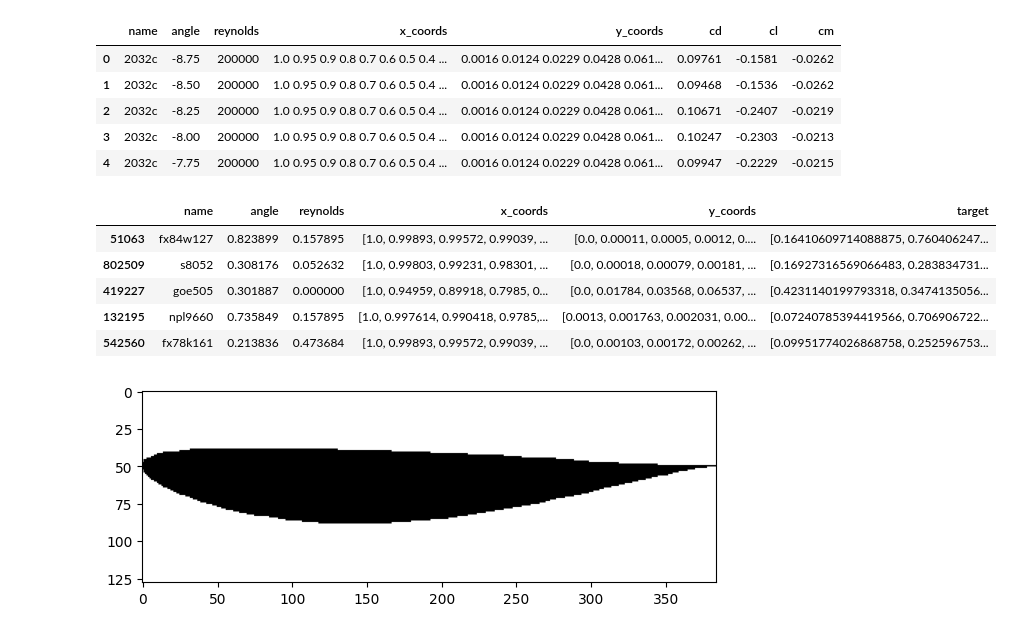
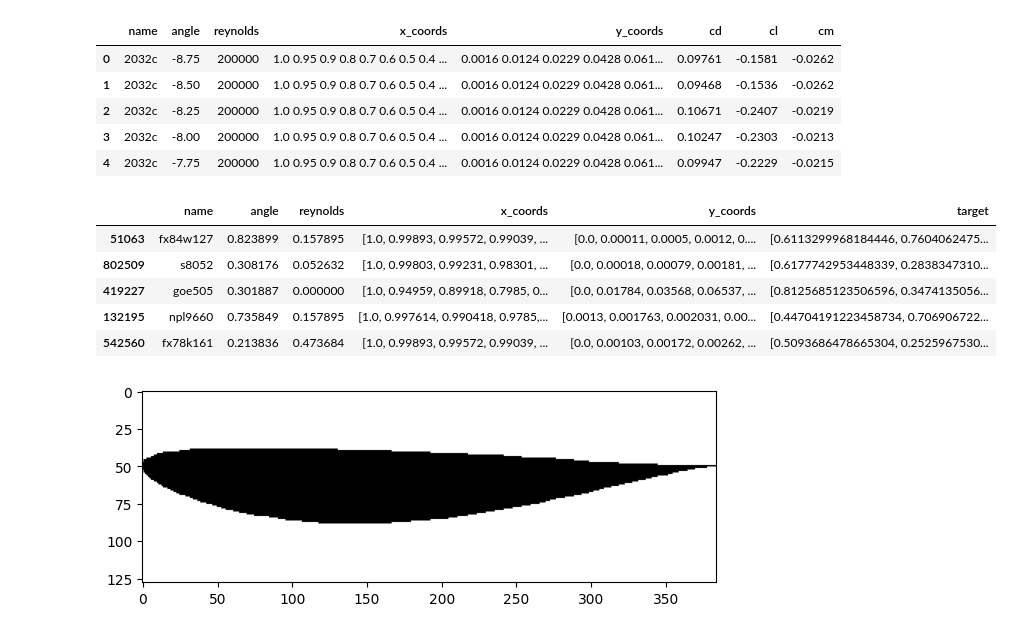
Before and after one commit to vicmcl/deeplearwing, a Jupyter notebook: deeplearwing/notebook/training.ipynb, the cells around one changed output. Cells and saved outputs as stored; diff of their text form; code cells hidden in the pictures.

```diff
--- a/deeplearwing/notebook/training.ipynb
+++ b/deeplearwing/notebook/training.ipynb
@@ -97,27 +74,28 @@ df.head()
 | 4 | 2032c | -7.75 | 200000 | 1.0 0.95 0.9 0.8 0.7 0.6 0.5 0.4 ... | 0.0016 0.0124 0.0229 0.0428 0.061... | 0.09947 | -0.2229 | -0.0215 |
 # %%
 n_samples = 10_000
-df_s = df.sample(n = n_samples, random_state = 42)
+samples = df_csv.sample(n = n_samples, random_state = 42)
+# %%
+mms = MinMaxScaler()
+df = samples.copy()
 # %%
-mms = MinMaxScaler()
-
 targets = ['cd', 'cl', 'cm']
-df_s[targets] = mms.fit_transform(df_s[targets])
-df_s['target'] = df_s.apply(lambda row: [row[t] for t in targets], axis = 1)
-df_s = df_s.drop(columns = targets)
-
-df_s[['angle', 'reynolds']] = mms.fit_transform(df_s[['angle', 'reynolds']])
+df.loc[:, 'cd'] = df['cd'].apply(np.log)
+df.loc[:, targets] = mms.fit_transform(df[targets])
+df['target'] = df.apply(lambda row: [row[t] for t in targets], axis = 1)
+df = df.drop(columns = targets)
 # %%
-df_s.loc[:, ['x_coords', 'y_coords']] = df_s[['x_coords', 'y_coords']].applymap(string_to_floats)
+df[['angle', 'reynolds']] = mms.fit_transform(samples[['angle', 'reynolds']])
+df.loc[:, ['x_coords', 'y_coords']] = df[['x_coords', 'y_coords']].applymap(string_to_floats)
 # %%
-df_s.head()
+df.head()
 # %% [output]
 |  | name | angle | reynolds | x_coords | y_coords | target |
-| 51063 | fx84w127 | 0.823899 | 0.157895 | [1.0, 0.99893, 0.99572, 0.99039, ... | [0.0, 0.00011, 0.0005, 0.0012, 0.... | [0.16410609714088875, 0.760406247... |
-| 802509 | s8052 | 0.308176 | 0.052632 | [1.0, 0.99803, 0.99231, 0.98301, ... | [0.0, 0.00018, 0.00079, 0.00181, ... | [0.16927316569066483, 0.283834731... |
-| 419227 | goe505 | 0.301887 | 0.000000 | [1.0, 0.94959, 0.89918, 0.7985, 0... | [0.0, 0.01784, 0.03568, 0.06537, ... | [0.4231140199793318, 0.3474135056... |
-| 132195 | npl9660 | 0.735849 | 0.157895 | [1.0, 0.997614, 0.990418, 0.9785,... | [0.0013, 0.001763, 0.002031, 0.00... | [0.07240785394419566, 0.706906722... |
-| 542560 | fx78k161 | 0.213836 | 0.473684 | [1.0, 0.99893, 0.99572, 0.99039, ... | [0.0, 0.00103, 0.00172, 0.00262, ... | [0.09951774026868758, 0.252596753... |
+| 51063 | fx84w127 | 0.823899 | 0.157895 | [1.0, 0.99893, 0.99572, 0.99039, ... | [0.0, 0.00011, 0.0005, 0.0012, 0.... | [0.6113299968184446, 0.7604062475... |
+| 802509 | s8052 | 0.308176 | 0.052632 | [1.0, 0.99803, 0.99231, 0.98301, ... | [0.0, 0.00018, 0.00079, 0.00181, ... | [0.6177742953448339, 0.2838347310... |
+| 419227 | goe505 | 0.301887 | 0.000000 | [1.0, 0.94959, 0.89918, 0.7985, 0... | [0.0, 0.01784, 0.03568, 0.06537, ... | [0.8125685123506596, 0.3474135056... |
+| 132195 | npl9660 | 0.735849 | 0.157895 | [1.0, 0.997614, 0.990418, 0.9785,... | [0.0013, 0.001763, 0.002031, 0.00... | [0.44704191223458734, 0.706906722... |
+| 542560 | fx78k161 | 0.213836 | 0.473684 | [1.0, 0.99893, 0.99572, 0.99039, ... | [0.0, 0.00103, 0.00172, 0.00262, ... | [0.5093686478665304, 0.2525967530... |
 # %%
 import concurrent.futures
 
```
Also changed, not shown: parts of 22 cells of this notebook.
